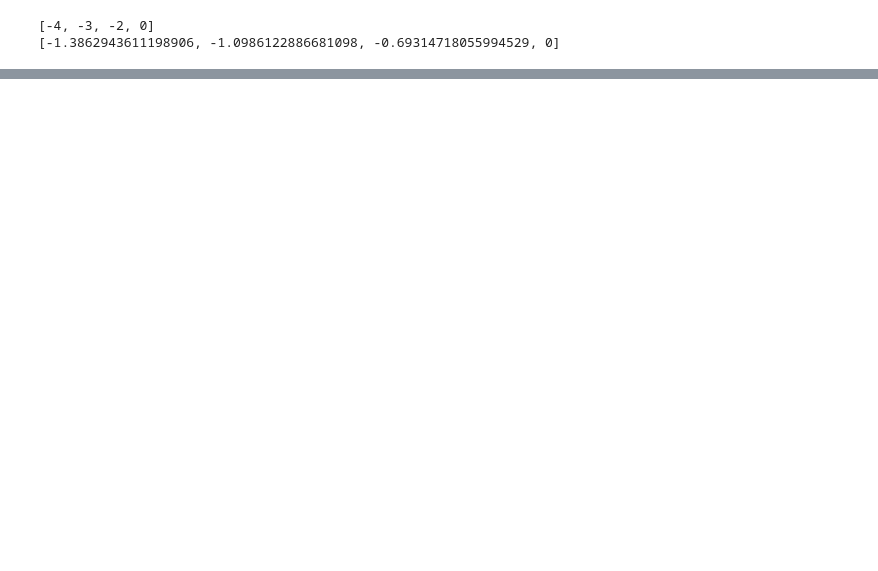
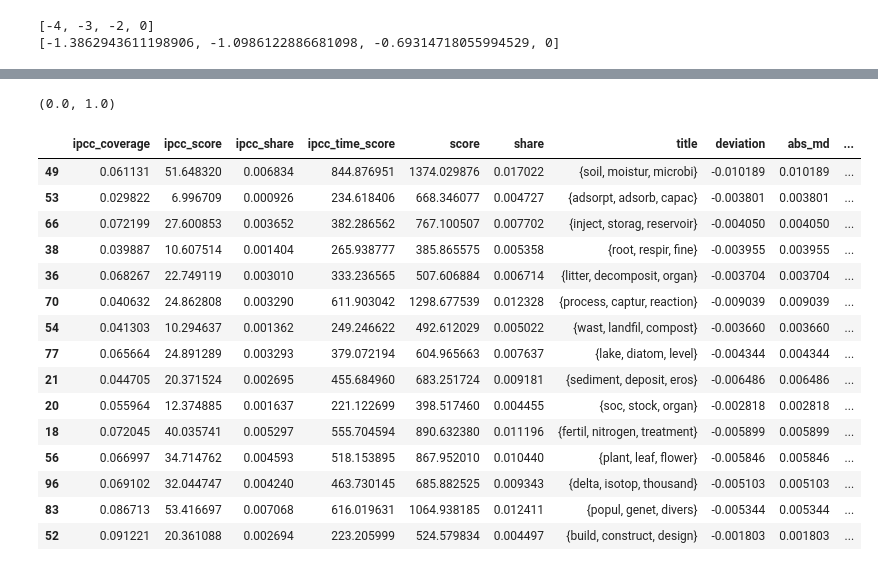
Before and after one commit to mcallaghan/cc-topography, a Jupyter notebook: code/proportionality.ipynb, the cells around one changed output, grey strips where cells are left out. Cells and saved outputs as stored; diff of their text form; code cells hidden in the pictures; blank space fills up the shorter version.

```diff
--- a/code/proportionality.ipynb
+++ b/code/proportionality.ipynb
@@ -338,0 +356,6 @@ AR5
+# %%
+means = tdf.groupby('title')['ys'].mean()
+
+means = pd.DataFrame({'ys' : tdf.groupby('title')['ys'].mean()}).reset_index()
+
+means.sort_values('ys',ascending=False).head()
@@ -338,0 +369,14 @@ AR5
+# %%
+for name, group in tdf.groupby('title'):
+    l = []
+    for index, y in group.iterrows():
+        print(y.share)
+        l = l + [y.timedtopic__period__n] * round(y.share*100)
+
+    print(l)
+
+    print(np.mean(l))
+
+    mdf.loc[mdf['title']==name]['av_year'] = np.mean(l)
+
+    break
@@ -338,0 +396,4 @@ AR5
+# %%
+mdf = df.merge(means)
+
+mdf.head()
@@ -338,0 +407,11 @@ AR5
+# %%
+def year_av(x):
+    group = tdf[tdf['title']==x['title']]
+    l = []
+    for index, y in group.iterrows():
+        l = l + [y.timedtopic__period__n] * round(y.share*100)
+    return np.mean(l)
+
+mdf['year_av'] = df.apply(year_av,axis=1)
+
+mdf.head()
@@ -338,0 +516,23 @@ AR5
+# %%
+plt.ylim()
+# %% [output]
+(0.0, 1.0)
+# %%
+mdf.sort_values('x_q').head(15)
+# %% [output]
+|  | ipcc_coverage | ipcc_score | ipcc_share | ipcc_time_score | score | share | title | deviation | abs_md | ... |
+| 49 | 0.061131 | 51.648320 | 0.006834 | 844.876951 | 1374.029876 | 0.017022 | {soil, moistur, microbi} | -0.010189 | 0.010189 | ... |
+| 53 | 0.029822 | 6.996709 | 0.000926 | 234.618406 | 668.346077 | 0.004727 | {adsorpt, adsorb, capac} | -0.003801 | 0.003801 | ... |
+| 66 | 0.072199 | 27.600853 | 0.003652 | 382.286562 | 767.100507 | 0.007702 | {inject, storag, reservoir} | -0.004050 | 0.004050 | ... |
+| 38 | 0.039887 | 10.607514 | 0.001404 | 265.938777 | 385.865575 | 0.005358 | {root, respir, fine} | -0.003955 | 0.003955 | ... |
+| 36 | 0.068267 | 22.749119 | 0.003010 | 333.236565 | 507.606884 | 0.006714 | {litter, decomposit, organ} | -0.003704 | 0.003704 | ... |
+| 70 | 0.040632 | 24.862808 | 0.003290 | 611.903042 | 1298.677539 | 0.012328 | {process, captur, reaction} | -0.009039 | 0.009039 | ... |
+| 54 | 0.041303 | 10.294637 | 0.001362 | 249.246622 | 492.612029 | 0.005022 | {wast, landfil, compost} | -0.003660 | 0.003660 | ... |
+| 77 | 0.065664 | 24.891289 | 0.003293 | 379.072194 | 604.965663 | 0.007637 | {lake, diatom, level} | -0.004344 | 0.004344 | ... |
+| 21 | 0.044705 | 20.371524 | 0.002695 | 455.684960 | 683.251724 | 0.009181 | {sediment, deposit, eros} | -0.006486 | 0.006486 | ... |
+| 20 | 0.055964 | 12.374885 | 0.001637 | 221.122699 | 398.517460 | 0.004455 | {soc, stock, organ} | -0.002818 | 0.002818 | ... |
+| 18 | 0.072045 | 40.035741 | 0.005297 | 555.704594 | 890.632380 | 0.011196 | {fertil, nitrogen, treatment} | -0.005899 | 0.005899 | ... |
+| 56 | 0.066997 | 34.714762 | 0.004593 | 518.153895 | 867.952010 | 0.010440 | {plant, leaf, flower} | -0.005846 | 0.005846 | ... |
+| 96 | 0.069102 | 32.044747 | 0.004240 | 463.730145 | 685.882525 | 0.009343 | {delta, isotop, thousand} | -0.005103 | 0.005103 | ... |
+| 83 | 0.086713 | 53.416697 | 0.007068 | 616.019631 | 1064.938185 | 0.012411 | {popul, genet, divers} | -0.005344 | 0.005344 | ... |
+| 52 | 0.091221 | 20.361088 | 0.002694 | 223.205999 | 524.579834 | 0.004497 | {build, construct, design} | -0.001803 | 0.001803 | ... |
```
Also changed, not shown: parts of 13 cells of this notebook, 10 other files.
